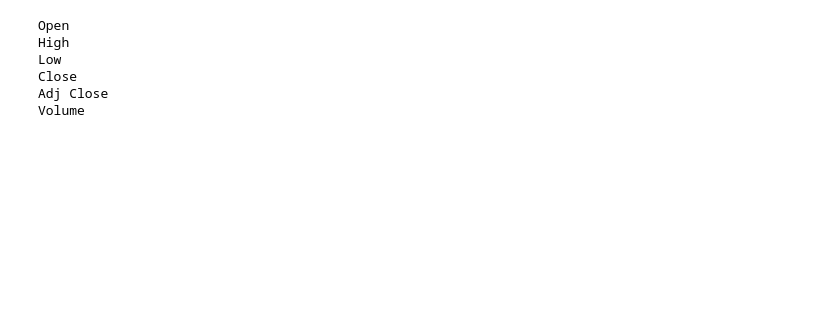
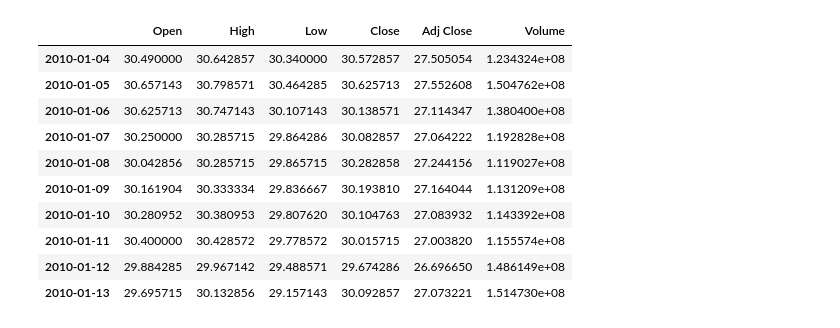
Before and after one commit to masinazarian/stock-market-analysis, a Jupyter notebook: gettingPrice.ipynb, the cells around one changed output. Cells and saved outputs as stored; diff of their text form; code cells hidden in the pictures; blank space fills up the shorter version.

```diff
--- a/gettingPrice.ipynb
+++ b/gettingPrice.ipynb
@@ -58,10 +53,0 @@ def interpolate(dataframe):
-# %%
-# stockDataInterpolated = interpolate(stockDataNumeric)
-interpolate(stockDataNumeric)
-# %% [output]
-Open
-High
-Low
-Close
-Adj Close
-Volume
@@ -67,0 +56,14 @@ Volume
+# %%
+stockDataInterpolated.head(10)
+# %% [output]
+|  | Open | High | Low | Close | Adj Close | Volume |
+| 2010-01-04 | 30.490000 | 30.642857 | 30.340000 | 30.572857 | 27.505054 | 1.234324e+08 |
+| 2010-01-05 | 30.657143 | 30.798571 | 30.464285 | 30.625713 | 27.552608 | 1.504762e+08 |
+| 2010-01-06 | 30.625713 | 30.747143 | 30.107143 | 30.138571 | 27.114347 | 1.380400e+08 |
+| 2010-01-07 | 30.250000 | 30.285715 | 29.864286 | 30.082857 | 27.064222 | 1.192828e+08 |
+| 2010-01-08 | 30.042856 | 30.285715 | 29.865715 | 30.282858 | 27.244156 | 1.119027e+08 |
+| 2010-01-09 | 30.161904 | 30.333334 | 29.836667 | 30.193810 | 27.164044 | 1.131209e+08 |
+| 2010-01-10 | 30.280952 | 30.380953 | 29.807620 | 30.104763 | 27.083932 | 1.143392e+08 |
+| 2010-01-11 | 30.400000 | 30.428572 | 29.778572 | 30.015715 | 27.003820 | 1.155574e+08 |
+| 2010-01-12 | 29.884285 | 29.967142 | 29.488571 | 29.674286 | 26.696650 | 1.486149e+08 |
+| 2010-01-13 | 29.695715 | 30.132856 | 29.157143 | 30.092857 | 27.073221 | 1.514730e+08 |
```
Also changed, not shown: parts of 12 cells of this notebook.
